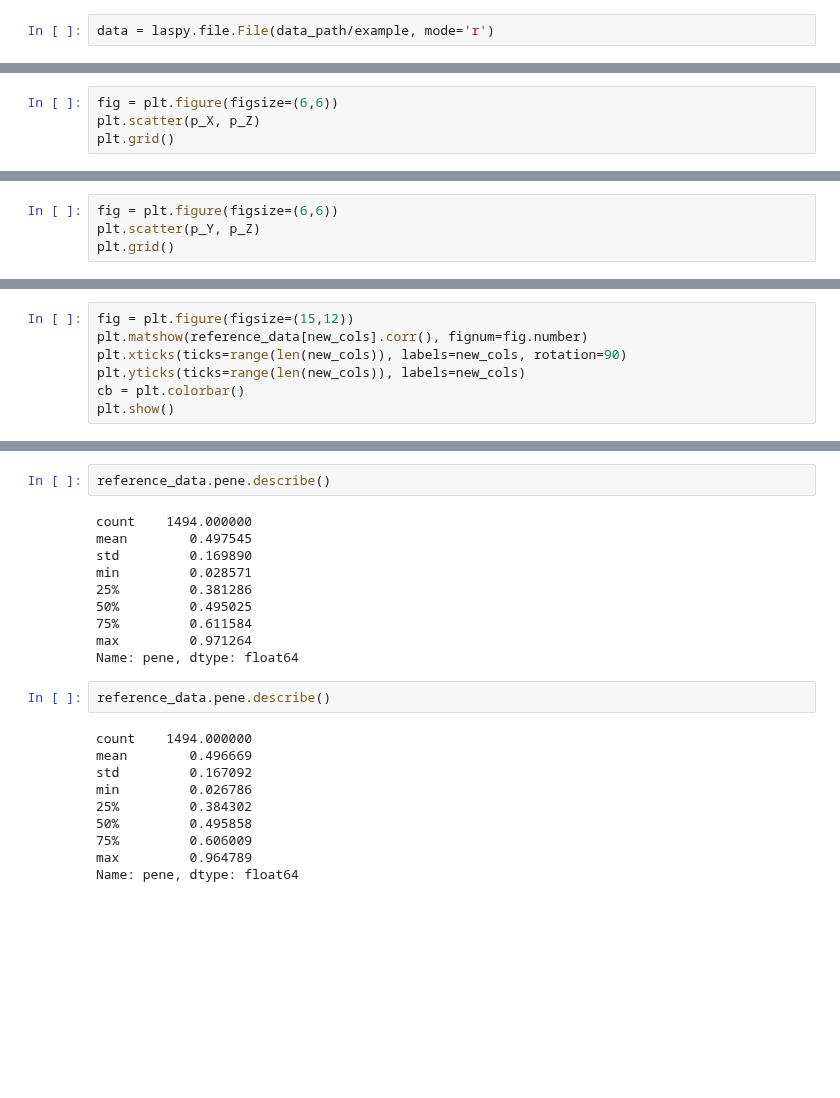
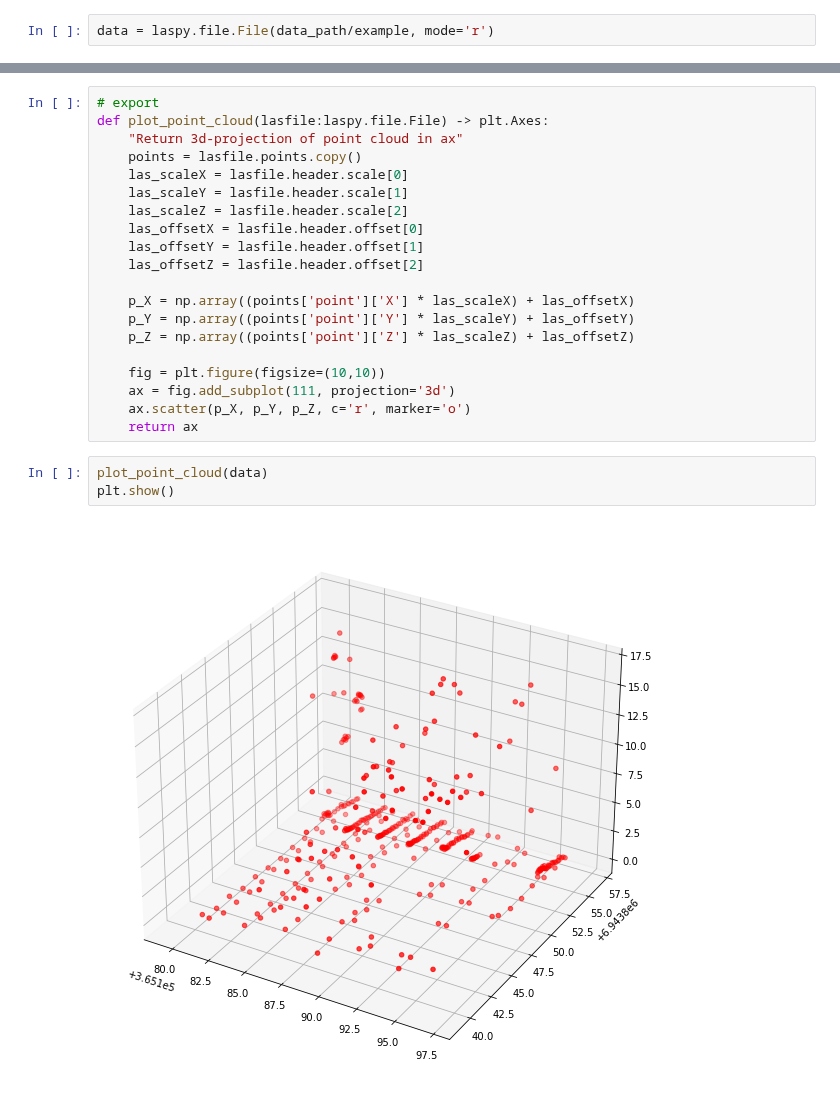
Before and after one commit to mayrajeo/enveco, a Jupyter notebook: nbs/01_las.ipynb, the cells around one changed output, grey strips where cells are left out. Cells and saved outputs as stored; diff of their text form; blank space fills up the shorter version.

```diff
--- a/nbs/01_las.ipynb
+++ b/nbs/01_las.ipynb
@@ -160,4 +34,0 @@ plt.grid()
-# %%
-fig = plt.figure(figsize=(6,6))
-plt.scatter(p_X, p_Z)
-plt.grid()
@@ -166,4 +34,0 @@ plt.grid()
-# %%
-fig = plt.figure(figsize=(6,6))
-plt.scatter(p_Y, p_Z)
-plt.grid()
@@ -274,7 +34,0 @@ reference_data[new_cols] = reference_data.apply(lambda row: process_reference_da
-# %%
-fig = plt.figure(figsize=(15,12))
-plt.matshow(reference_data[new_cols].corr(), fignum=fig.number)
-plt.xticks(ticks=range(len(new_cols)), labels=new_cols, rotation=90)
-plt.yticks(ticks=range(len(new_cols)), labels=new_cols)
-cb = plt.colorbar()
-plt.show()
@@ -283,24 +35,25 @@ plt.show()
-# %%
-reference_data.pene.describe()
-# %% [output]
-count    1494.000000
-mean        0.497545
-std         0.169890
-min         0.028571
-25%         0.381286
-50%         0.495025
-75%         0.611584
-max         0.971264
-Name: pene, dtype: float64
-# %%
-reference_data.pene.describe()
-# %% [output]
-count    1494.000000
-mean        0.496669
-std         0.167092
-min         0.026786
-25%         0.384302
-50%         0.495858
-75%         0.606009
-max         0.964789
-Name: pene, dtype: float64
+# %%
+# export
+def plot_point_cloud(lasfile:laspy.file.File) -> plt.Axes:
+    "Return 3d-projection of point cloud in ax"
+    points = lasfile.points.copy()
+    las_scaleX = lasfile.header.scale[0]
+    las_scaleY = lasfile.header.scale[1]
+    las_scaleZ = lasfile.header.scale[2]
+    las_offsetX = lasfile.header.offset[0]
+    las_offsetY = lasfile.header.offset[1]
+    las_offsetZ = lasfile.header.offset[2]
+
+    p_X = np.array((points['point']['X'] * las_scaleX) + las_offsetX)
+    p_Y = np.array((points['point']['Y'] * las_scaleY) + las_offsetY)
+    p_Z = np.array((points['point']['Z'] * las_scaleZ) + las_offsetZ)
+
+    fig = plt.figure(figsize=(10,10))
+    ax = fig.add_subplot(111, projection='3d')
+    ax.scatter(p_X, p_Y, p_Z, c='r', marker='o')
+    return ax
+# %%
+plot_point_cloud(data)
+plt.show()
+# %% [output]
+[figure, added]
```
Also changed, not shown: parts of 48 cells of this notebook, 8 other files.
